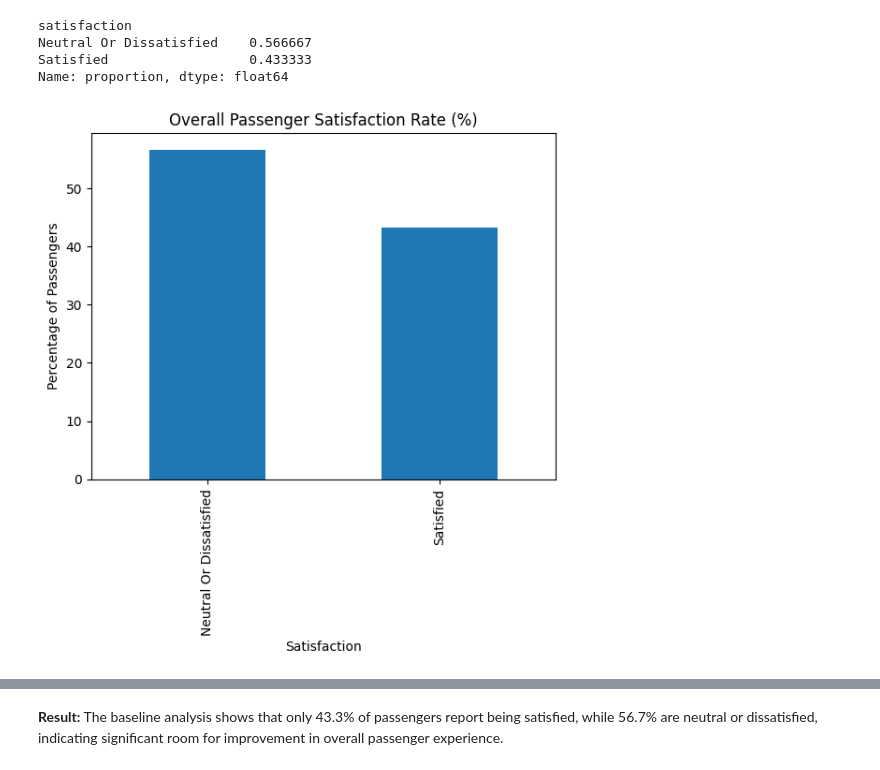
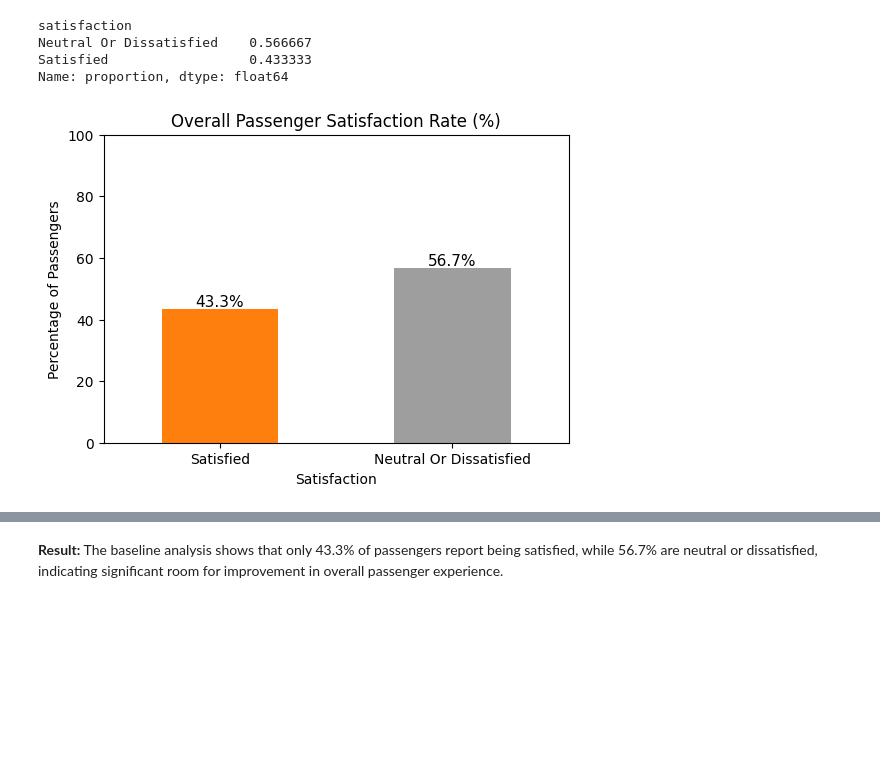
Before and after one commit to ghazal-hassanzadeh/Airline_Passenger_Satisfaction_Project, a Jupyter notebook: notebooks/EDA.ipynb, the cells around one changed output, grey strips where cells are left out. Cells and saved outputs as stored; diff of their text form; code cells hidden in the pictures; blank space fills up the shorter version.

```diff
--- a/notebooks/EDA.ipynb
+++ b/notebooks/EDA.ipynb
@@ -10,7 +10,7 @@ import matplotlib.pyplot as plt
 import seaborn as sns
 # %%
 # Loading data
-df = pd.read_csv("../data/clean/clean_dataset.csv")
+df = pd.read_csv("../data/clean/clean_dataset.csv",sep=";",encoding="utf-8")
 # %%
 df.shape
 # %% [output]
@@ -60,17 +60,55 @@ satisfaction
 Neutral Or Dissatisfied    0.566667
 Satisfied                  0.433333
 Name: proportion, dtype: float64
+# %%
+from pathlib import Path
+
+# Define figures directory
+FIGURES_DIR = Path(r"C:\Users\ghaza\Desktop\Airline_Passenger_Satisfaction_Project\figures")
+
+# Create folder if it does not exist
+FIGURES_DIR.mkdir(parents=True, exist_ok=True)
 # %%
-(df["satisfaction"]
- .value_counts(normalize=True)
- .mul(100)
- .plot(kind="bar")
+import matplotlib.pyplot as plt
+
+# Calculate percentages
+satisfaction_pct = (
+    df["satisfaction"]
+    .value_counts(normalize=True)
+    .mul(100)
 )
 
+# Reorder categories (important for colors)
+satisfaction_pct = satisfaction_pct[["Satisfied", "Neutral Or Dissatisfied"]]
+
+# Plot
+ax = satisfaction_pct.plot(
+    kind="bar",
+    color=["#ff7f0e", "#9e9e9e"],  # orange, gray
+    figsize=(6, 4)
+)
+
+# Add percentage labels on top of bars
+for p in ax.patches:
+    ax.annotate(
+        f"{p.get_height():.1f}%",
+        (p.get_x() + p.get_width() / 2, p.get_height()),
+        ha="center",
+        va="bottom",
+        fontsize=11
+    )
+
+# Formatting
 plt.title("Overall Passenger Satisfaction Rate (%)")
 plt.xlabel("Satisfaction")
 plt.ylabel("Percentage of Passengers")
+plt.ylim(0, 100)
+plt.xticks(rotation=0)
+
+file_path = FIGURES_DIR / "overall_passenger_satisfaction_rate.png"
+plt.savefig(file_path, dpi=300, bbox_inches="tight")
+
 plt.show()
 # %% [output]
-[figure, old version]
+[figure, new version]
 # %%
```
Also changed, not shown: parts of 70 cells of this notebook, 3 other files.
